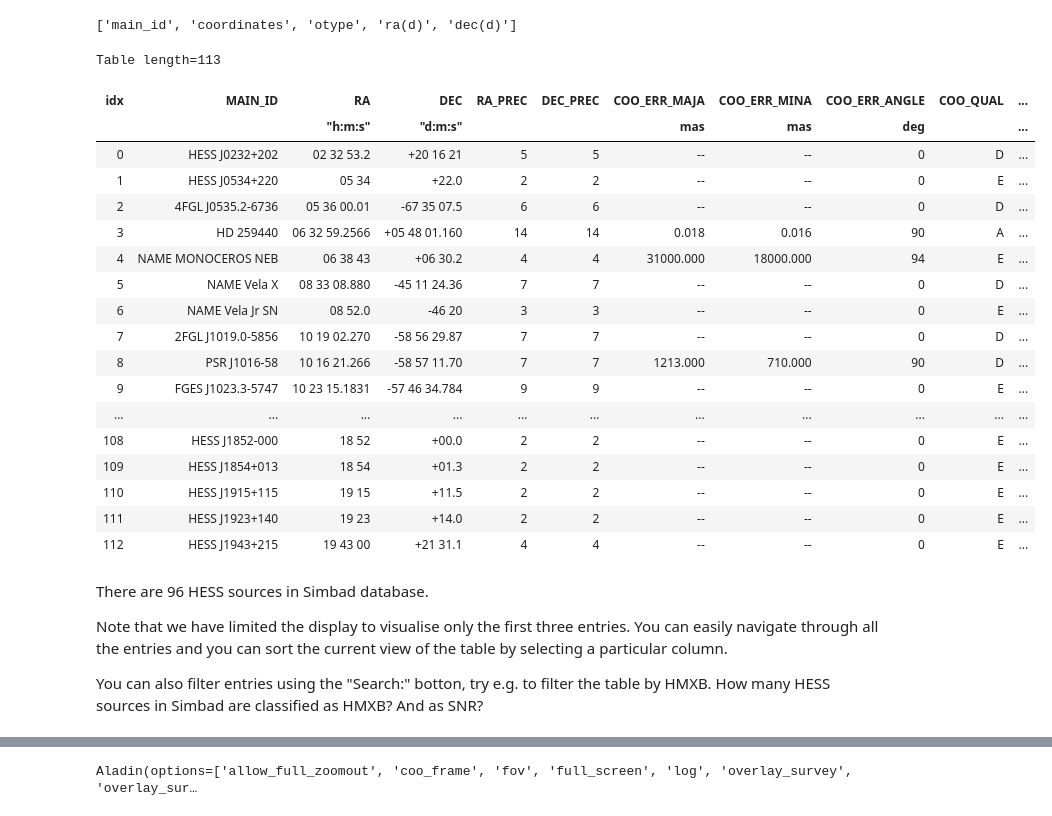
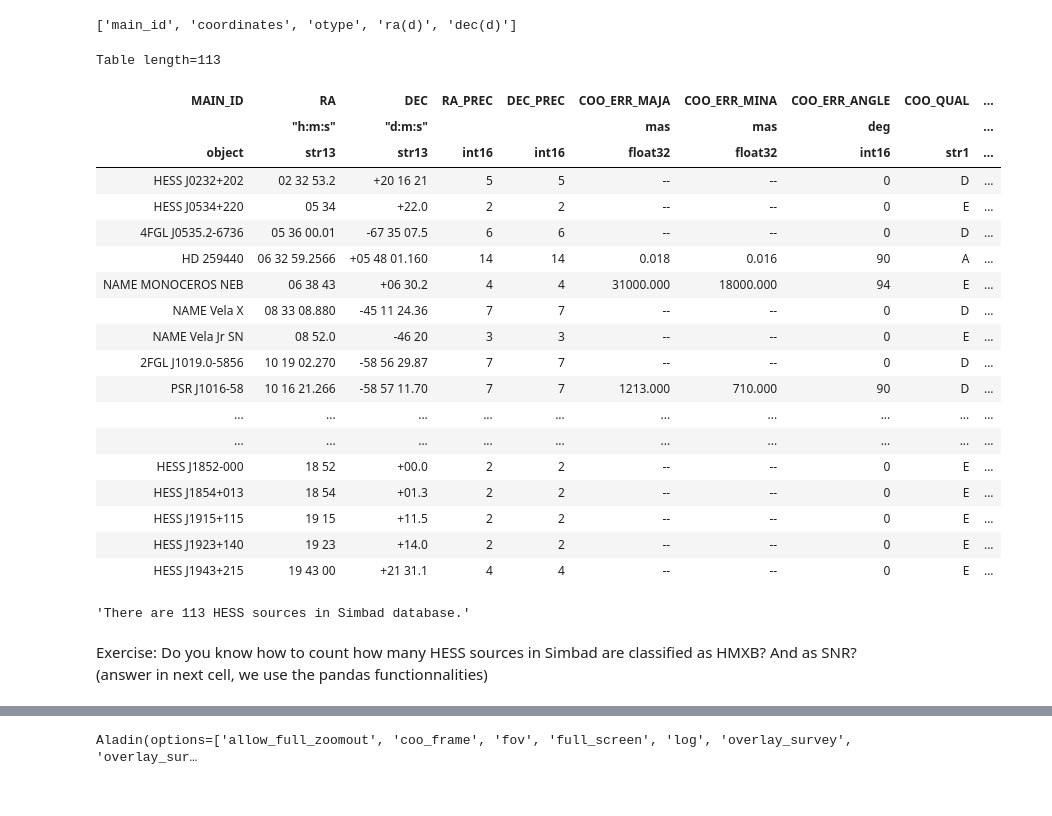
Before and after one commit to cds-astro/tutorials, a Jupyter notebook: Notebooks/4_High_Energy_sources__Multi_instrument_multi_wavelength_exploration_using_VO_tools.ipynb, the cells around one changed output, grey strips where cells are left out. Cells and saved outputs as stored; diff of their text form; code cells hidden in the pictures.

```diff
--- a/Notebooks/4_High_Energy_sources__Multi_instrument_multi_wavelength_exploration_using_VO_tools.ipynb
+++ b/Notebooks/4_High_Energy_sources__Multi_instrument_multi_wavelength_exploration_using_VO_tools.ipynb
@@ -101,32 +101,32 @@ Simbad.get_votable_fields()
 # %%
 # Query Simbad by catalog containing the keyword 'hess'
 # and display the result in pretty notebook format
 hess_simbad = Simbad.query_catalog("hess")
-hess_simbad.show_in_notebook(display_length=3)
+hess_simbad
 # %% [output]
 Table length=113
-| idx | MAIN_ID | RA | DEC | RA_PREC | DEC_PREC | COO_ERR_MAJA | COO_ERR_MINA | COO_ERR_ANGLE | COO_QUAL | ... |
-|  |  | "h:m:s" | "d:m:s" |  |  | mas | mas | deg |  | ... |
-| 0 | HESS J0232+202 | 02 32 53.2 | +20 16 21 | 5 | 5 | -- | -- | 0 | D | ... |
-| 1 | HESS J0534+220 | 05 34 | +22.0 | 2 | 2 | -- | -- | 0 | E | ... |
-| 2 | 4FGL J0535.2-6736 | 05 36 00.01 | -67 35 07.5 | 6 | 6 | -- | -- | 0 | D | ... |
-| 3 | HD 259440 | 06 32 59.2566 | +05 48 01.160 | 14 | 14 | 0.018 | 0.016 | 90 | A | ... |
-| 4 | NAME MONOCEROS NEB | 06 38 43 | +06 30.2 | 4 | 4 | 31000.000 | 18000.000 | 94 | E | ... |
-| 5 | NAME Vela X | 08 33 08.880 | -45 11 24.36 | 7 | 7 | -- | -- | 0 | D | ... |
-| 6 | NAME Vela Jr SN | 08 52.0 | -46 20 | 3 | 3 | -- | -- | 0 | E | ... |
-| 7 | 2FGL J1019.0-5856 | 10 19 02.270 | -58 56 29.87 | 7 | 7 | -- | -- | 0 | D | ... |
-| 8 | PSR J1016-58 | 10 16 21.266 | -58 57 11.70 | 7 | 7 | 1213.000 | 710.000 | 90 | D | ... |
-| 9 | FGES J1023.3-5747 | 10 23 15.1831 | -57 46 34.784 | 9 | 9 | -- | -- | 0 | E | ... |
-| ... | ... | ... | ... | ... | ... | ... | ... | ... | ... | ... |
-| 108 | HESS J1852-000 | 18 52 | +00.0 | 2 | 2 | -- | -- | 0 | E | ... |
-| 109 | HESS J1854+013 | 18 54 | +01.3 | 2 | 2 | -- | -- | 0 | E | ... |
-| 110 | HESS J1915+115 | 19 15 | +11.5 | 2 | 2 | -- | -- | 0 | E | ... |
-| 111 | HESS J1923+140 | 19 23 | +14.0 | 2 | 2 | -- | -- | 0 | E | ... |
-| 112 | HESS J1943+215 | 19 43 00 | +21 31.1 | 4 | 4 | -- | -- | 0 | E | ... |
+| MAIN_ID | RA | DEC | RA_PREC | DEC_PREC | COO_ERR_MAJA | COO_ERR_MINA | COO_ERR_ANGLE | COO_QUAL | ... |
+|  | "h:m:s" | "d:m:s" |  |  | mas | mas | deg |  | ... |
+| object | str13 | str13 | int16 | int16 | float32 | float32 | int16 | str1 | ... |
+| HESS J0232+202 | 02 32 53.2 | +20 16 21 | 5 | 5 | -- | -- | 0 | D | ... |
+| HESS J0534+220 | 05 34 | +22.0 | 2 | 2 | -- | -- | 0 | E | ... |
+| 4FGL J0535.2-6736 | 05 36 00.01 | -67 35 07.5 | 6 | 6 | -- | -- | 0 | D | ... |
+| HD 259440 | 06 32 59.2566 | +05 48 01.160 | 14 | 14 | 0.018 | 0.016 | 90 | A | ... |
+| NAME MONOCEROS NEB | 06 38 43 | +06 30.2 | 4 | 4 | 31000.000 | 18000.000 | 94 | E | ... |
+| NAME Vela X | 08 33 08.880 | -45 11 24.36 | 7 | 7 | -- | -- | 0 | D | ... |
+| NAME Vela Jr SN | 08 52.0 | -46 20 | 3 | 3 | -- | -- | 0 | E | ... |
+| 2FGL J1019.0-5856 | 10 19 02.270 | -58 56 29.87 | 7 | 7 | -- | -- | 0 | D | ... |
+| PSR J1016-58 | 10 16 21.266 | -58 57 11.70 | 7 | 7 | 1213.000 | 710.000 | 90 | D | ... |
+| ... | ... | ... | ... | ... | ... | ... | ... | ... | ... |
+| ... | ... | ... | ... | ... | ... | ... | ... | ... | ... |
+| HESS J1852-000 | 18 52 | +00.0 | 2 | 2 | -- | -- | 0 | E | ... |
+| HESS J1854+013 | 18 54 | +01.3 | 2 | 2 | -- | -- | 0 | E | ... |
+| HESS J1915+115 | 19 15 | +11.5 | 2 | 2 | -- | -- | 0 | E | ... |
+| HESS J1923+140 | 19 23 | +14.0 | 2 | 2 | -- | -- | 0 | E | ... |
+| HESS J1943+215 | 19 43 00 | +21 31.1 | 4 | 4 | -- | -- | 0 | E | ... |
-# %% [markdown]
-There are 96 HESS sources in Simbad database.
-
-Note that we have limited the display to visualise only the first three entries. You can easily navigate through all the entries and you can sort the current view of the table by selecting a particular column.
-
-You can also filter entries using the "Search:" botton, try e.g. to filter the table by HMXB.
-How many HESS sources in Simbad are classified as HMXB? And as SNR?
+# %%
+f"There are {len(hess_simbad)} HESS sources in Simbad database."
+# %% [output]
+'There are 113 HESS sources in Simbad database.'
+# %% [markdown]
+Exercise: Do you know how to count how many HESS sources in Simbad are classified as HMXB? And as SNR? (answer in next cell, we use the pandas functionnalities)
```
Also changed, not shown: parts of 31 cells of this notebook.
